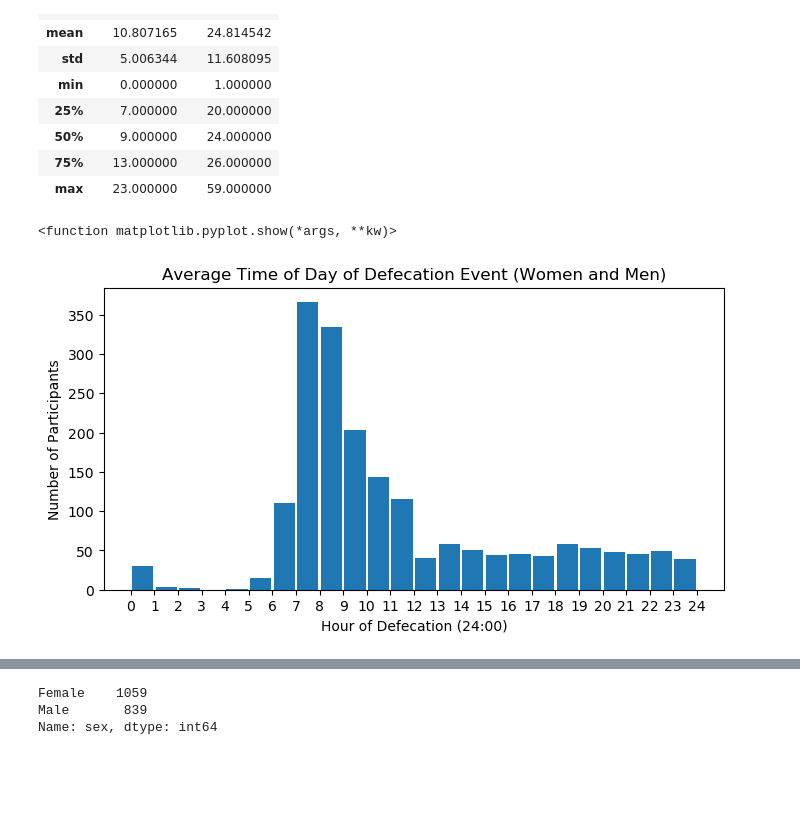
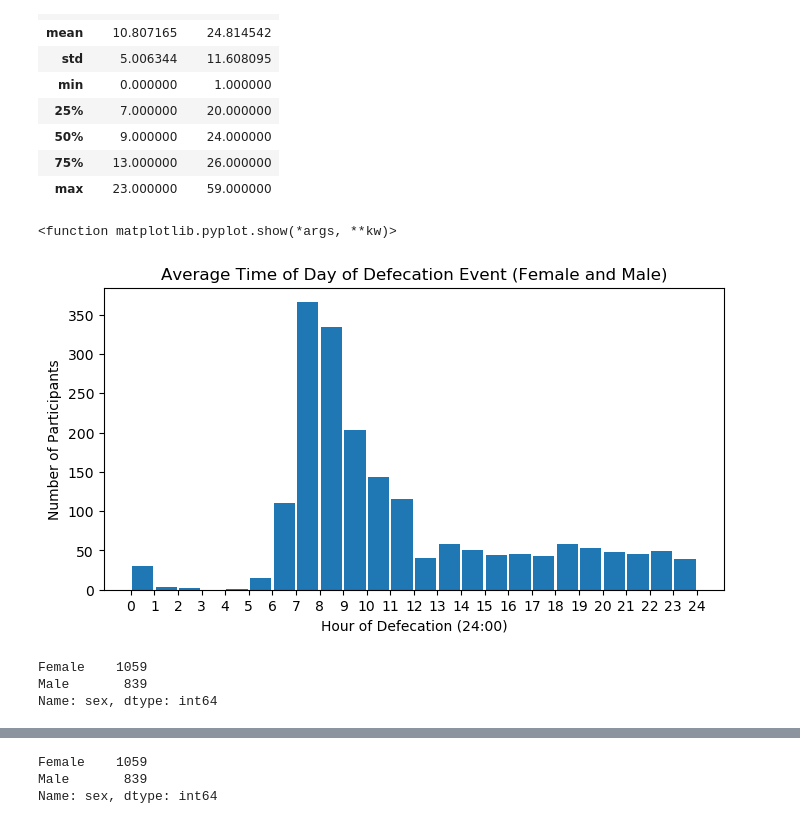
Before and after one commit to LyonsLab/Biosphere_Class, a Jupyter notebook: Poopyter_Notebook.ipynb, the cells around one changed output, grey strips where cells are left out. Cells and saved outputs as stored; diff of their text form; code cells hidden in the pictures; blank space fills up the shorter version.

```diff
--- a/Poopyter_Notebook.ipynb
+++ b/Poopyter_Notebook.ipynb
@@ -103,27 +103,27 @@ defecation_data.describe()
 # %%
 # Next, we can create a histogram to get a better visual of each of the variables.
 # Let's start with avg_hr to see what time of day most people poop.
 
-#set up figure, make
+# Set up figure, make image size larger
 plt.figure(figsize=(8,4), dpi=100)
 
+# Need the bins for the histogram
 hours = [0,1,2,3,4,5,6,7,8,9,10,11,12,13,14,15,16,17,18,19,20,21,22,23,24]
-counts, bins, patches = plt.hist(defecation_data['avg_hr'], bins=hours, rwidth=.9)
 
+# Populate the histogram with data
+plt.hist(defecation_data['avg_hr'], bins=hours, rwidth=.9)
 
 # To make the plot a bit more polished, we will add a title, and labels to the x and y axes.
-plt.title("Average Time of Day of Defecation Event (Women and Men)")
+plt.title("Average Time of Day of Defecation Event (Female and Male)")
 plt.xlabel('Hour of Defecation (24:00)')
 plt.xticks(ticks=hours,labels=hours)
 plt.ylabel('Number of Participants')
-#plt.tight_layout()
-
 
 # plt.show is the only command that will actually generate an output.
 plt.show
 # %% [output]
 <function matplotlib.pyplot.show(*args, **kw)>
-[figure, old version]
+[figure, new version]
 # %%
 # What can you inferred from this data?
 # Is this consistent with your personal experience?
@@ -132,0 +140,6 @@ plt.show
+# %%
+print(defecation_data.sex.value_counts())
+# %% [output]
+Female    1059
+Male       839
+Name: sex, dtype: int64
```
Also changed, not shown: parts of 14 cells of this notebook.
